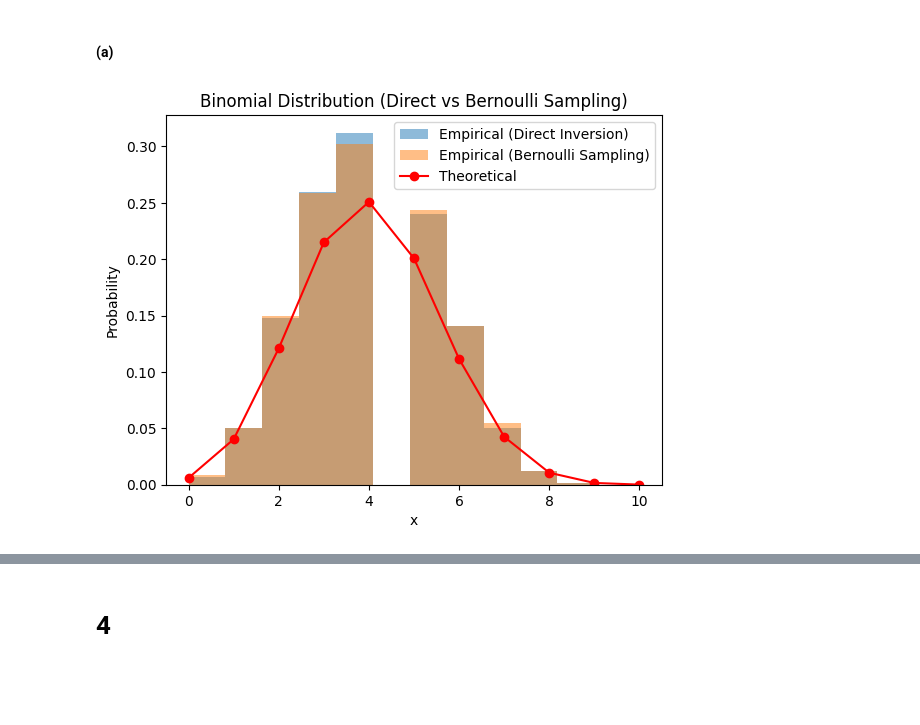
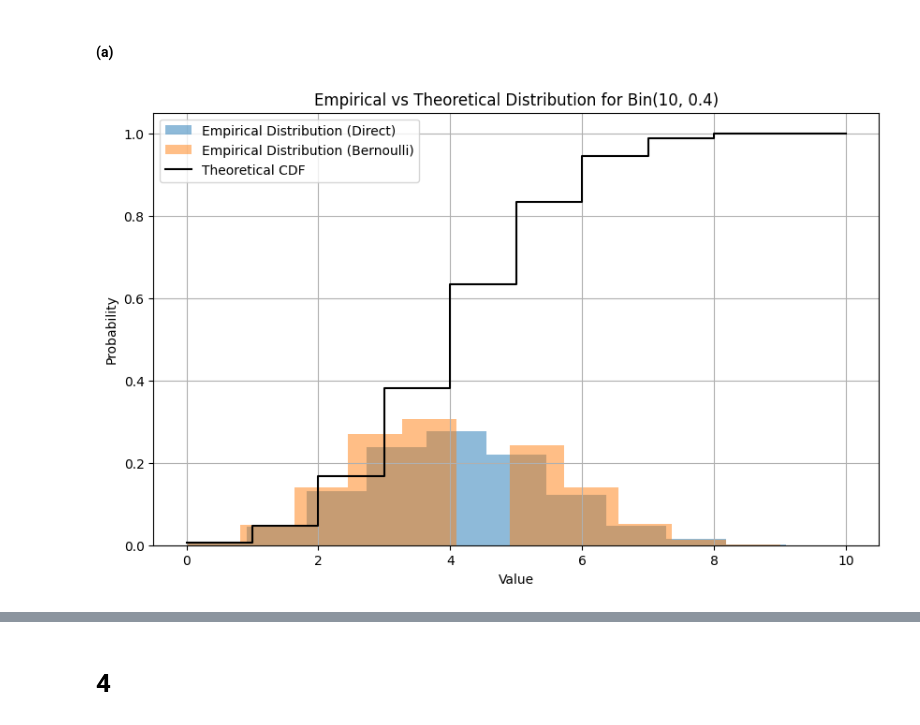
Before and after one commit to random-logic/sta141b-hw, a Jupyter notebook: HW1.ipynb, the cells around one changed output, grey strips where cells are left out. Cells and saved outputs as stored; diff of their text form; code cells hidden in the pictures; blank space fills up the shorter version.

```diff
--- a/HW1.ipynb
+++ b/HW1.ipynb
@@ -129,45 +129,29 @@ pattern_count(['ab', 'ab', 'a', 'a', 'b'], ('ab',))
 # %%
 import numpy as np
 import matplotlib.pyplot as plt
 from scipy.stats import binom
 
-n, p = 10, 0.4
-sample_size = 10000
+# (a) (i)
+n, p, size = 10, 0.4, 10000
+samples_direct = binom.ppf(np.random.uniform(0, 1, size), n, p)
 
-# (i)
-def inversion_method_binomial(n, p, size):
-    u = np.random.uniform(0, 1, size)
-    samples = []
-    for prob in u:
-        cumulative_prob = 0
-        for k in range(n + 1):
-            cumulative_prob += binom.pmf(k, n, p)
-            if prob <= cumulative_prob:
-                samples.append(k)
-                break
-    return np.array(samples)
+# (a) (ii)
+bernoulli_samples = np.random.binomial(1, p, size=(size, n))
+samples_bernoulli = np.sum(bernoulli_samples, axis=1)
 
-samples_direct = inversion_method_binomial(n, p, sample_size)
+# (a) (iii)
+x = np.arange(0, n + 1)
+theoretical_cdf = binom.cdf(x, n, p)
 
-# (ii)
-def bernoulli_to_binomial(n, p, size):
-    samples = []
-    for _ in range(size):
-        bernoulli_trials = np.random.uniform(0, 1, n) < p
-        samples.append(np.sum(bernoulli_trials))
-    return np.array(samples)
-
-samples_bernoulli = bernoulli_to_binomial(n, p, sample_size)
-
-# (iii)
-x = np.arange(n + 1)
-plt.hist(samples_direct, bins=n+1, density=True, alpha=0.5, label="Empirical (Direct Inversion)")
-plt.hist(samples_bernoulli, bins=n+1, density=True, alpha=0.5, label="Empirical (Bernoulli Sampling)")
-plt.plot(x, binom.pmf(x, n, p), 'ro-', label="Theoretical")
-plt.title("Binomial Distribution (Direct vs Bernoulli Sampling)")
-plt.xlabel("x")
-plt.ylabel("Probability")
+plt.figure(figsize=(10, 6))
+plt.hist(samples_direct, bins=n + 1, density=True, alpha=0.5, label='Empirical Distribution (Direct)')
+plt.hist(samples_bernoulli, bins=n + 1, density=True, alpha=0.5, label='Empirical Distribution (Bernoulli)')
+plt.step(x, theoretical_cdf, where='post', label='Theoretical CDF', color='black')
+plt.xlabel('Value')
+plt.ylabel('Probability')
+plt.title('Empirical vs Theoretical Distribution for Bin(10, 0.4)')
 plt.legend()
+plt.grid()
 plt.show()
 # %% [output]
-[figure, old version]
+[figure, new version]
```
Also changed, not shown: parts of 3 cells of this notebook, 1 other file.
